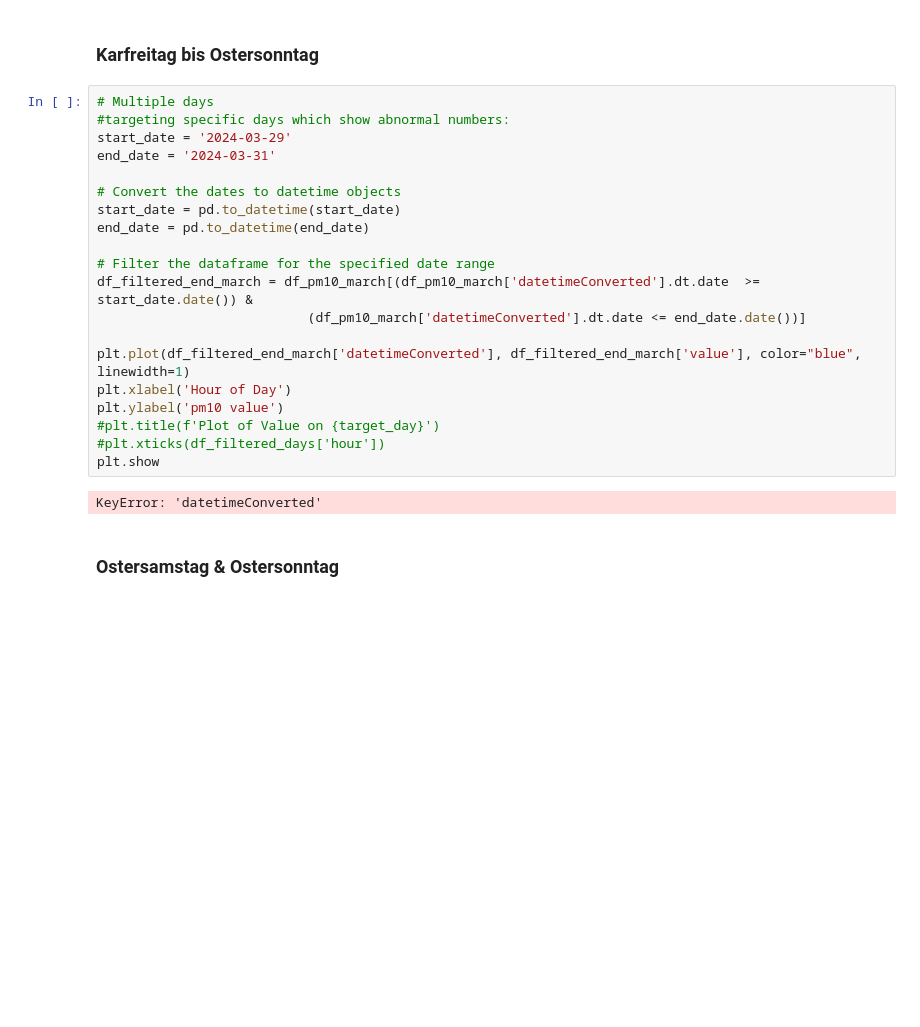
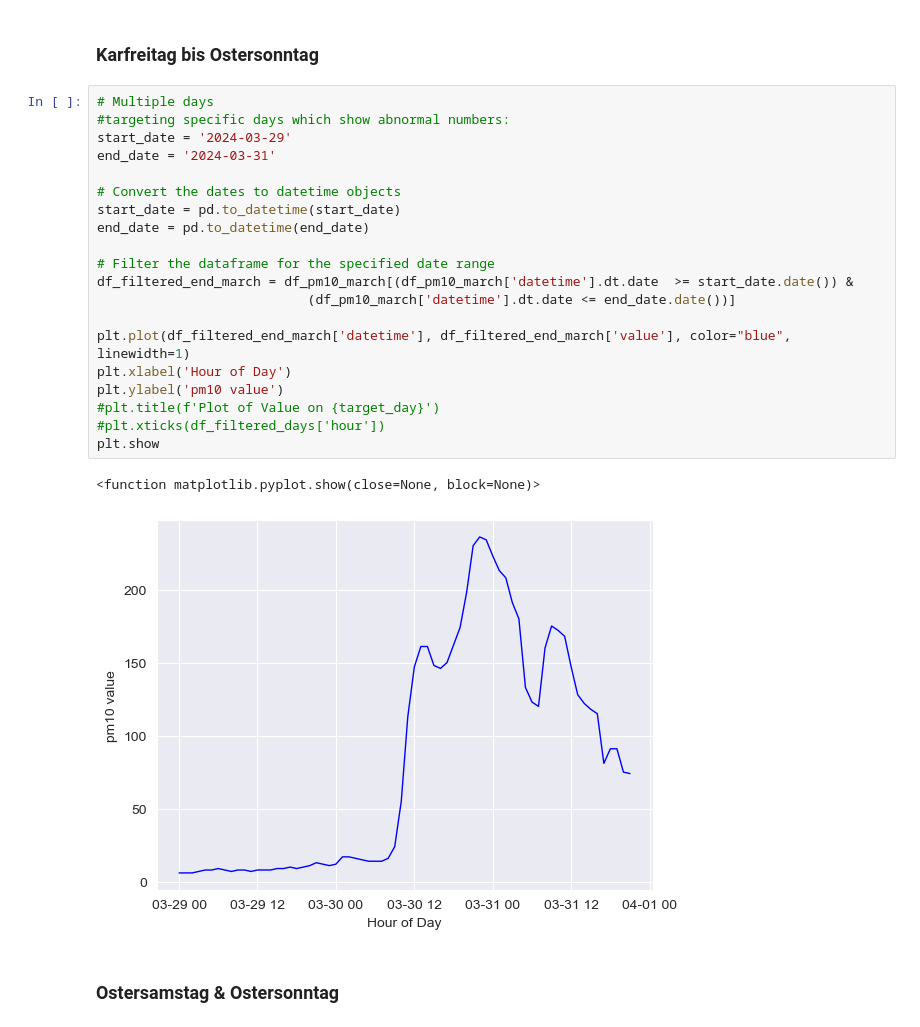
Before and after one commit to Aiiii-den/ml_pm10, a Jupyter notebook: sprint_4/special_holidays_check_easter.ipynb, the cells around one changed output. Saved outputs shown, nothing was run; the diff lists cells and outputs as text; blank space fills up the shorter version.

```diff
--- a/sprint_4/special_holidays_check_easter.ipynb
+++ b/sprint_4/special_holidays_check_easter.ipynb
@@ -98,25 +98,26 @@ plt.show()
 # %%
 # Multiple days
 #targeting specific days which show abnormal numbers:
 start_date = '2024-03-29'
 end_date = '2024-03-31'
 
 # Convert the dates to datetime objects
 start_date = pd.to_datetime(start_date)
 end_date = pd.to_datetime(end_date)
 
 # Filter the dataframe for the specified date range
-df_filtered_end_march = df_pm10_march[(df_pm10_march['datetimeConverted'].dt.date  >= start_date.date()) &
-                           (df_pm10_march['datetimeConverted'].dt.date <= end_date.date())]
+df_filtered_end_march = df_pm10_march[(df_pm10_march['datetime'].dt.date  >= start_date.date()) &
+                           (df_pm10_march['datetime'].dt.date <= end_date.date())]
 
-plt.plot(df_filtered_end_march['datetimeConverted'], df_filtered_end_march['value'], color="blue", linewidth=1)
+plt.plot(df_filtered_end_march['datetime'], df_filtered_end_march['value'], color="blue", linewidth=1)
 plt.xlabel('Hour of Day')
 plt.ylabel('pm10 value')
 #plt.title(f'Plot of Value on {target_day}')
 #plt.xticks(df_filtered_days['hour'])
 plt.show
 # %% [output]
-KeyError: 'datetimeConverted'
+<function matplotlib.pyplot.show(close=None, block=None)>
+[figure, added]
 # %% [markdown]
 ### Ostersamstag & Ostersonntag
 # %%
```
Also changed, not shown: parts of 20 cells of this notebook, 25 other files.
